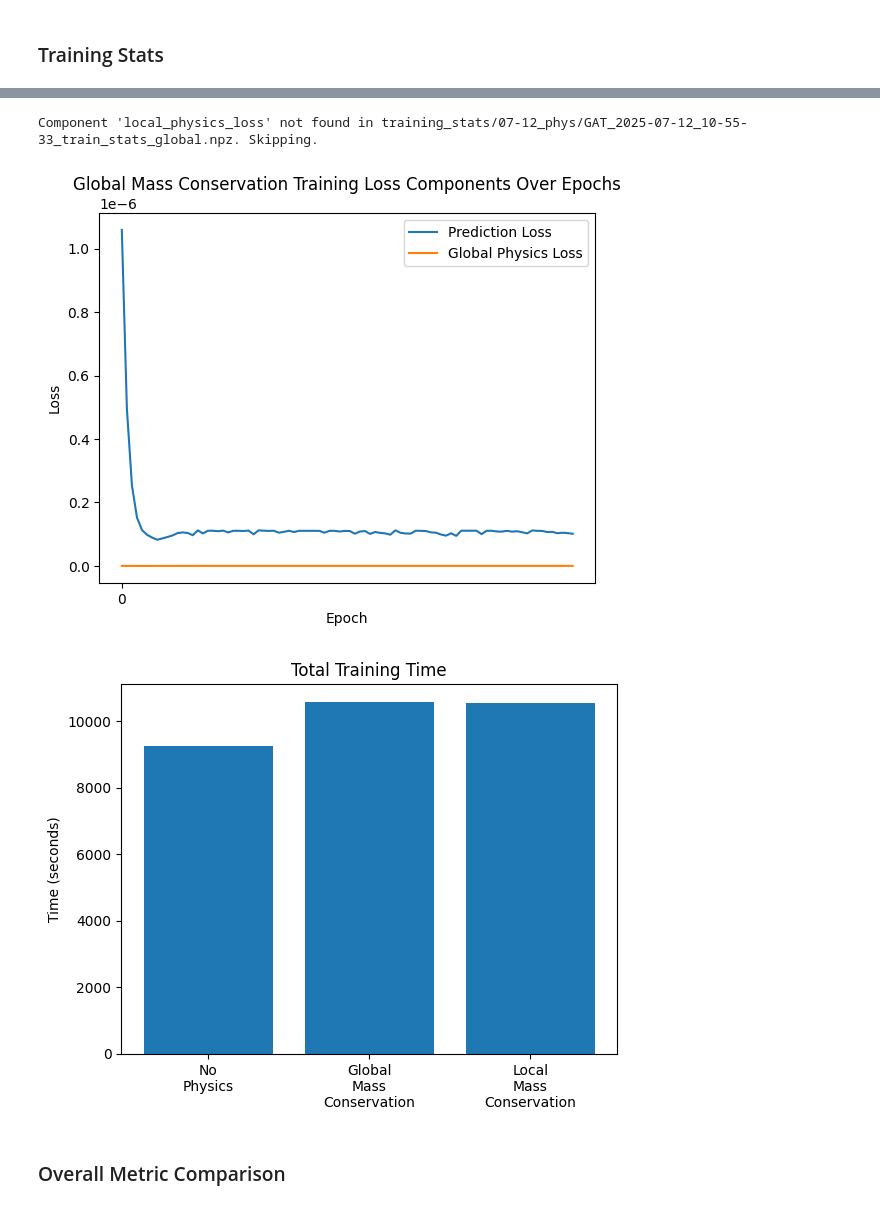
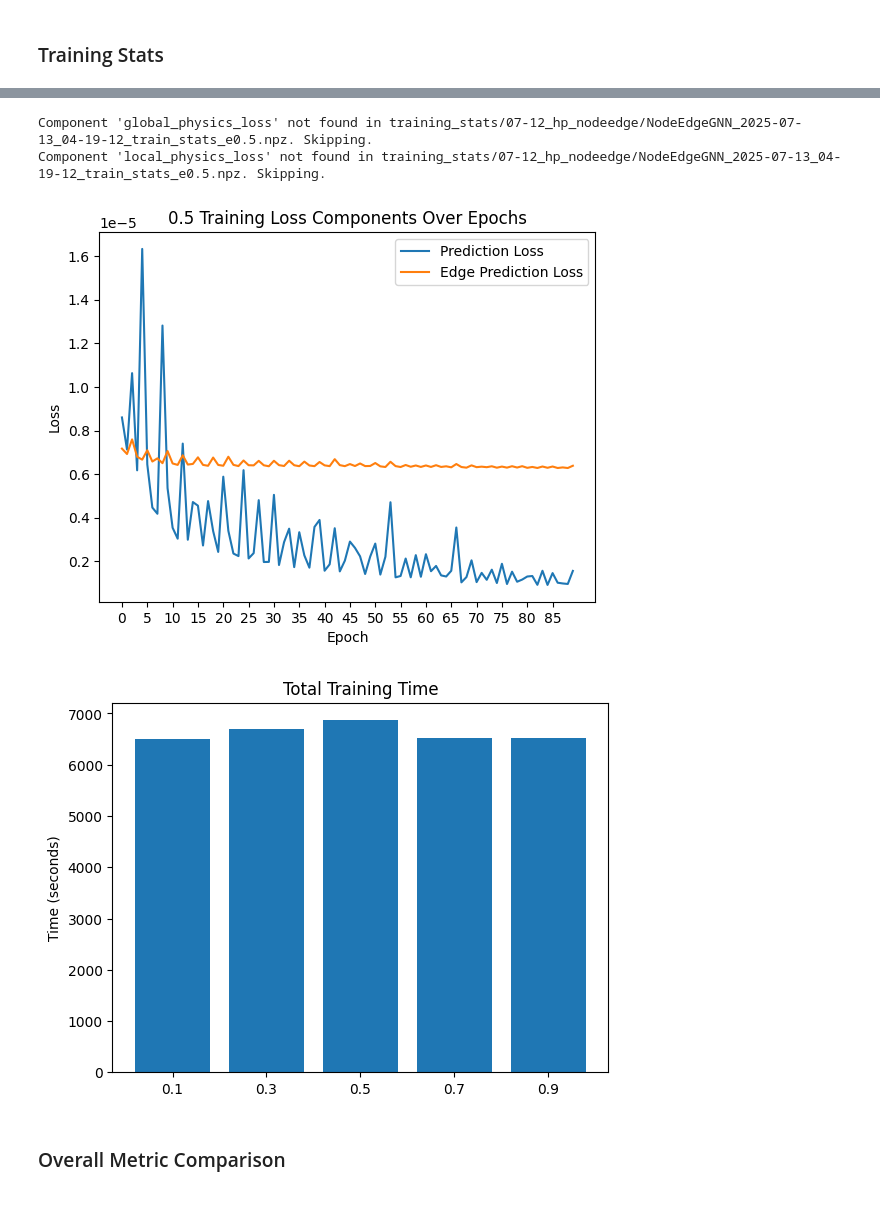
Before and after one commit to acostacos/dual_flood_gnn, a Jupyter notebook: view_results.ipynb, the cells around one changed output, grey strips where cells are left out. Cells and saved outputs as stored; diff of their text form; code cells hidden in the pictures.

Commit message:
Commit results for NodeEdge hyperparam search

```diff
--- a/view_results.ipynb
+++ b/view_results.ipynb
@@ -48,22 +48,22 @@ from utils import file_utils, metric_utils
 # labels = ['no phys', '0.0005', '0.0001', '0.00008', '0.00006','0.00005', '0.00004', '0.00002', '0.00001']
 
 # Initial comparison of base vs physicis-informed GNNs
+# training_stats_paths = [
+#     'training_stats/07-12_phys/GAT_2025-07-12_18-32-59_train_stats.npz',
+#     'training_stats/07-12_phys/GAT_2025-07-12_10-55-33_train_stats_global.npz',
+#     'training_stats/07-12_phys/GAT_2025-07-12_13-59-12_train_stats_local.npz',
+# ]
+# labels = ['No Physics', 'Global Mass Conservation', 'Local Mass Conservation']
+
+# Edge Prediction Hyperparameter Search
 training_stats_paths = [
-    'training_stats/07-12_phys/GAT_2025-07-12_18-32-59_train_stats.npz',
-    'training_stats/07-12_phys/GAT_2025-07-12_10-55-33_train_stats_global.npz',
-    'training_stats/07-12_phys/GAT_2025-07-12_13-59-12_train_stats_local.npz',
+    'training_stats/07-12_hp_nodeedge/NodeEdgeGNN_2025-07-13_00-26-43_train_stats_e0.1.npz',
+    'training_stats/07-12_hp_nodeedge/NodeEdgeGNN_2025-07-13_02-21-30_train_stats_e0.3.npz',
+    'training_stats/07-12_hp_nodeedge/NodeEdgeGNN_2025-07-13_04-19-12_train_stats_e0.5.npz',
+    'training_stats/07-12_hp_nodeedge/NodeEdgeGNN_2025-07-13_06-11-03_train_stats_e0.7.npz',
+    'training_stats/07-12_hp_nodeedge/NodeEdgeGNN_2025-07-13_08-02-54_train_stats_e0.9.npz',
 ]
-labels = ['No Physics', 'Global Mass Conservation', 'Local Mass Conservation']
-
-# # Edge Prediction Hyperparameter Search
-# training_stats_paths = [
-#     'training_stats/07-10_hp_nodeedge/NodeEdgeGNN_2025-07-10_08-38-47_train_stats_e0.1.npz',
-#     'training_stats/07-10_hp_nodeedge/NodeEdgeGNN_2025-07-10_09-52-34_train_stats_e0.3.npz',
-#     'training_stats/07-10_hp_nodeedge/NodeEdgeGNN_2025-07-10_10-44-49_train_stats_e0.5.npz',
-#     'training_stats/07-10_hp_nodeedge/NodeEdgeGNN_2025-07-10_11-37-33_train_stats_e0.7.npz',
-#     'training_stats/07-10_hp_nodeedge/NodeEdgeGNN_2025-07-10_12-29-32_train_stats_e0.9.npz',
-# ]
-# labels = ['0.1', '0.3', '0.5', '0.7', '0.9']
+labels = ['0.1', '0.3', '0.5', '0.7', '0.9']
 
 # Random Tests
 # training_stats_paths = [
@@ -112,34 +112,35 @@ Metric 'edge_prediction_loss' not found in any of the provided training stats pa
 # %%
 def plot_individual_training_loss(path: str, start_epoch: int = 0, model_label: str = None):
     loss_components = ['prediction_loss', 'global_physics_loss', 'local_physics_loss']
 
     model_name = os.path.basename(path).split('_')[0]
     if model_name == 'NodeEdgeGNN':
         loss_components.append('edge_prediction_loss')
 
     for component in loss_components:
         train_loss = np.load(path, allow_pickle=True)
         if component not in train_loss:
             print(f"Component '{component}' not found in {path}. Skipping.")
             continue
 
         train_loss = train_loss[component][start_epoch:]
         label = component.replace('_', ' ').title()
         plt.plot(train_loss, label=label)
 
     plt.title(f'{model_label if model_label is not None else ''} Training Loss Components Over Epochs')
     plt.xticks(np.arange(len(train_loss), step=5))
     plt.ylabel('Loss')
     plt.xlabel('Epoch')
     plt.legend()
     plt.show()
 
-PATH_IDX = 1
+PATH_IDX = 2
 label = labels[PATH_IDX] if labels is not None else None
 plot_individual_training_loss(training_stats_paths[PATH_IDX], start_epoch=start_epoch, model_label=label)
 # %% [output]
-Component 'local_physics_loss' not found in training_stats/07-12_phys/GAT_2025-07-12_10-55-33_train_stats_global.npz. Skipping.
+Component 'global_physics_loss' not found in training_stats/07-12_hp_nodeedge/NodeEdgeGNN_2025-07-13_04-19-12_train_stats_e0.5.npz. Skipping.
+Component 'local_physics_loss' not found in training_stats/07-12_hp_nodeedge/NodeEdgeGNN_2025-07-13_04-19-12_train_stats_e0.5.npz. Skipping.
-[figure, old version]
+[figure, new version]
 # %%
 # def plot_individual_training_loss_ratio(path: str, start_epoch: int = 0, model_label: str = None):
 #     loss_ratios = ['loss_ratios']
@@ -176,7 +177,7 @@ def plot_training_time_for_all_models(stats_paths: list[str], labels = None):
 
 plot_training_time_for_all_models(training_stats_paths, labels=labels)
 # %% [output]
-[figure, old version]
+[figure, new version]
 # %% [markdown]
 ### Overall Metric Comparison
 # %%
```
Also changed, not shown: parts of 9 cells of this notebook.
